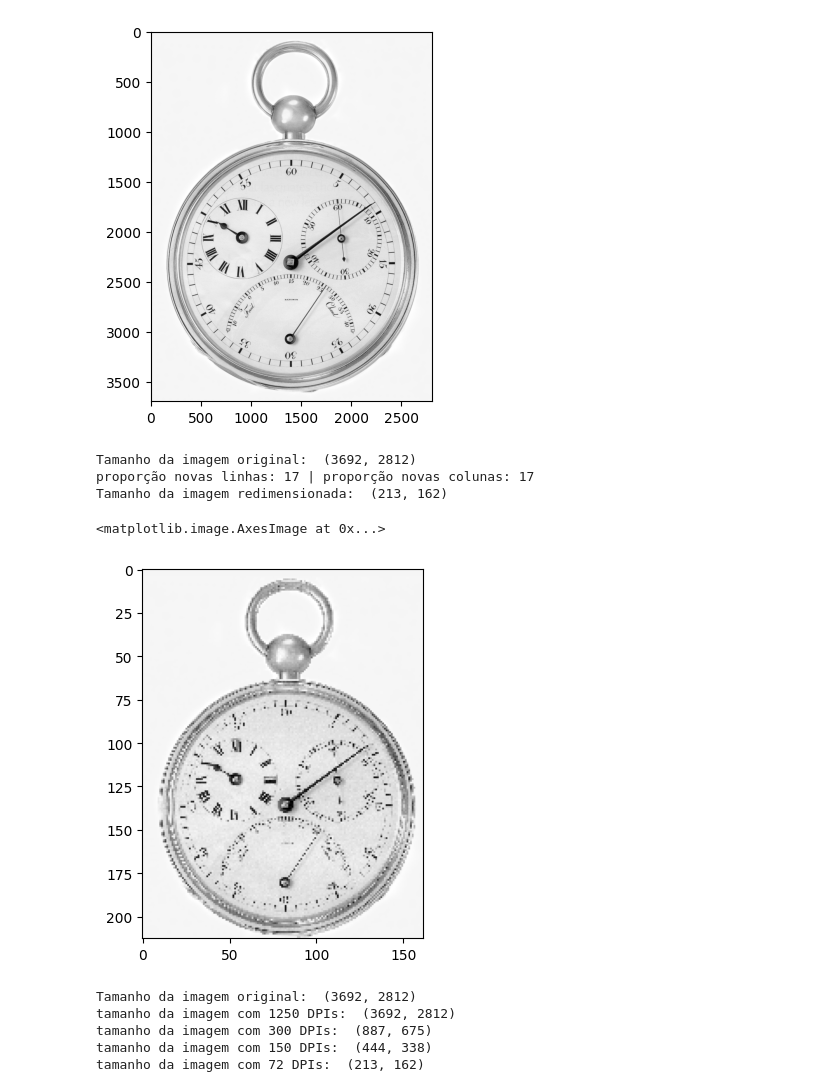
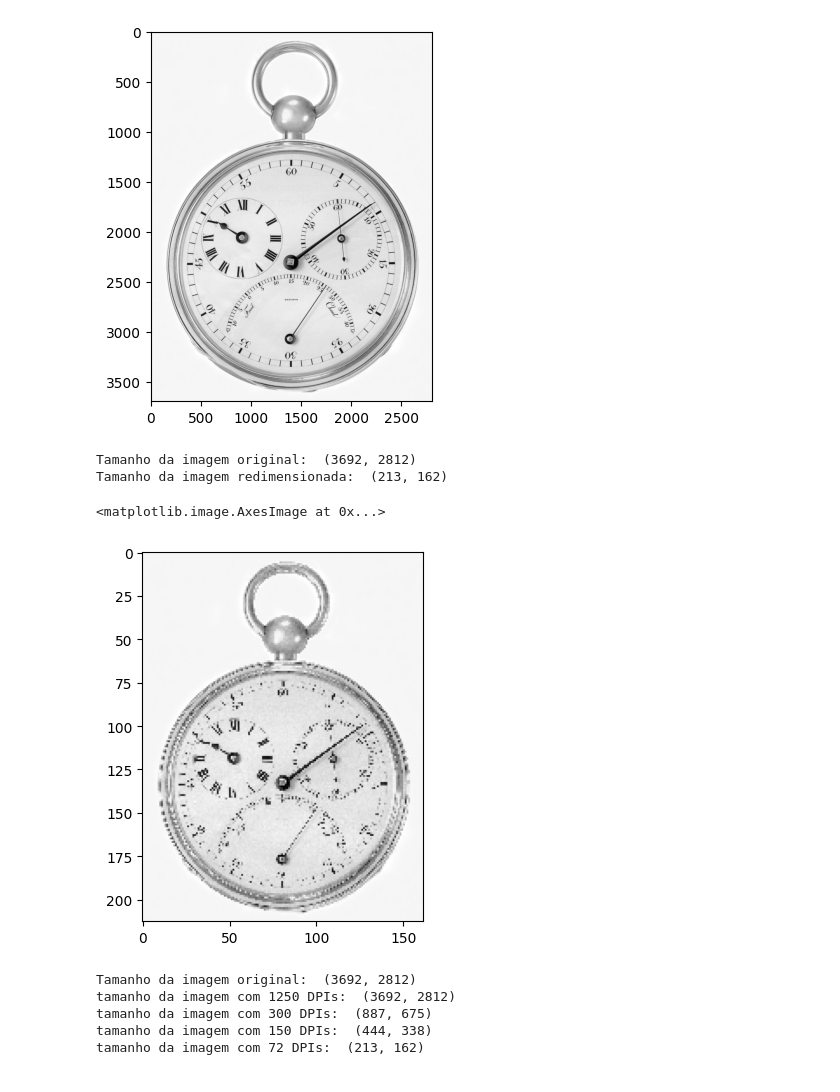
Before and after one commit to ericsardelaufu/gsi058_t1_eric.sardelaf, a Jupyter notebook: Lab01 - Sampling and Quantization/lab01.ipynb, the cells around one changed output. Drawn from its saved outputs; the diff is of its cells as text; code cells hidden in the pictures.

Commit message:
Lab 01 Prática Atualizada (Código original feito para a prática está comentado)

```diff
--- a/Lab01 - Sampling and Quantization/lab01.ipynb
+++ b/Lab01 - Sampling and Quantization/lab01.ipynb
@@ -29,45 +29,62 @@ Tamanho da imagem :  (3692, 2812)
 # %%
 import math
 import cv2
 import matplotlib.pyplot as plt
 import numpy as np
 
 img = cv2.imread("relogio.tif", cv2.IMREAD_GRAYSCALE)
 print('Tamanho da imagem original: ', img.shape)
 
 linhas = img.shape[0];
 colunas = img.shape[1];
 
 # novo dpi desejado para imagem
 novo_dpi = 72;
 
+############################################################################################################################################
+# código feito no lab
+
 # regra de 3 para definição da nova quantidade de linhas e colunas
-novas_linhas = math.ceil(linhas * novo_dpi / 1250);
-novas_colunas = math.ceil(colunas * novo_dpi / 1250);
+#novas_linhas = math.ceil(linhas * novo_dpi / 1250);
+#novas_colunas = math.ceil(colunas * novo_dpi / 1250);
 
 # criação de uma nova imagem com tamanho redimensionado
-nova_img = np.zeros((novas_linhas, novas_colunas))
+#nova_img = np.zeros((novas_linhas, novas_colunas))
 
 # define nova proporção para linhas e colunas
-proporcao_linhas = int(linhas / novas_linhas)
-proporcao_colunas = int(colunas / novas_colunas)
-print('proporção novas linhas: ' + str(proporcao_linhas) + ' | proporção novas colunas: ' + str(proporcao_colunas));
+#proporcao_linhas = linhas / novas_linhas
+#proporcao_colunas = colunas / novas_colunas
+#print('proporção novas linhas: ' + str(proporcao_linhas) + ' | proporção novas colunas: ' + str(proporcao_colunas));
 
-for i in range(novas_linhas):
-    for j in range(novas_colunas):
-        # percorre nova matriz de imagem adicionando alguns pixels da imagem original na imagem nova, de acordo com a proporção
-        x = int(j * proporcao_colunas)
-        y = int(i * proporcao_linhas)
-        nova_img[i, j] = img[y, x]
+#for i in range(novas_linhas):
+#    for j in range(novas_colunas):
+#        # percorre nova matriz de imagem adicionando alguns pixels da imagem original na imagem nova, de acordo com a proporção
+#        x = int(j * proporcao_colunas)
+#        y = int(i * proporcao_linhas)
+#        nova_img[i, j] = img[y, x]
 
-print('Tamanho da imagem redimensionada: ', nova_img.shape)
-plt.imshow(nova_img, cmap='gray', vmin=0, vmax=255)
+#print('Tamanho da imagem redimensionada: ', nova_img.shape)
+#plt.imshow(nova_img, cmap='gray', vmin=0, vmax=255)
+############################################################################################################################################
+
+############################################################################################################################################
+# código após apresentação lab
+
+# define nova proporção para linhas e colunas
+razao = 1250 / novo_dpi;
+
+linhas_amostradas = np.arange(0,linhas, razao).astype(int);
+colunas_amostradas = np.arange(0,colunas, razao).astype(int);
+img_res2 = img[linhas_amostradas,:];
+img_res2 = img_res2[:,colunas_amostradas];
+
+print('Tamanho da imagem redimensionada: ', img_res2.shape)
+plt.imshow(img_res2, cmap='gray', vmin=0, vmax=255)
 # %% [output]
 Tamanho da imagem original:  (3692, 2812)
-proporção novas linhas: 17 | proporção novas colunas: 17
 Tamanho da imagem redimensionada:  (213, 162)
 <matplotlib.image.AxesImage at 0x...>
-[figure, old version]
+[figure, new version]
 # %%
 import math
 import cv2
```
Also changed, not shown: parts of 2 cells of this notebook.
